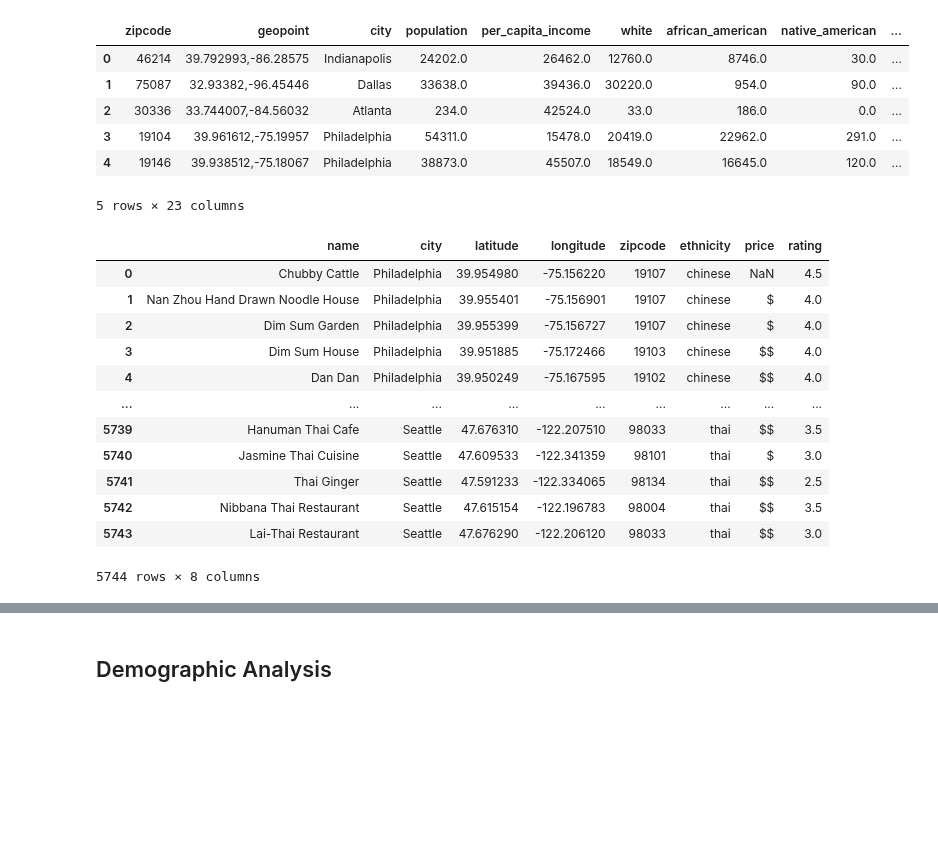
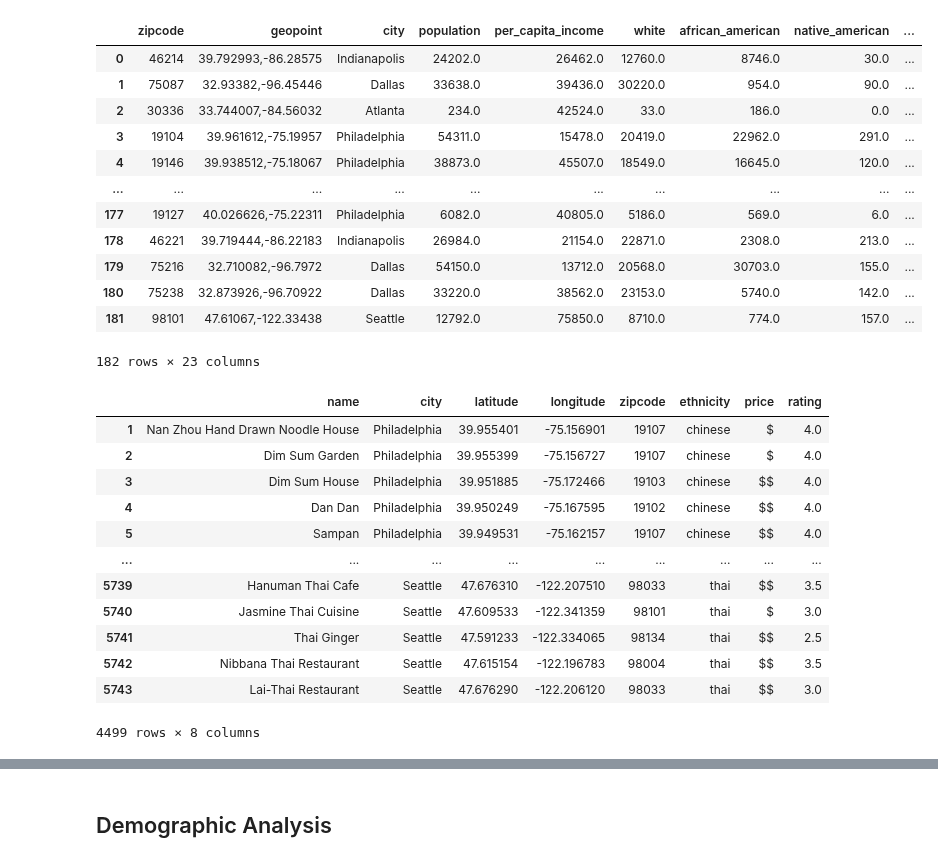
Before and after one commit to DPintacasi/teamcobra_project1, a Jupyter notebook: Scripts/final_analysis.ipynb, the cells around one changed output, grey strips where cells are left out. Saved outputs shown, nothing was run; the diff lists cells and outputs as text; code cells hidden in the pictures; blank space fills up the shorter version.

```diff
--- a/Scripts/final_analysis.ipynb
+++ b/Scripts/final_analysis.ipynb
@@ -11,42 +11,49 @@ gmaps.configure(g_key)
 # %%
 data = pd.read_csv("../Output/Data/census_data.csv")
 byzipcode = data.copy()
 races = byzipcode.columns[4:]
 for race in races:
     byzipcode[f'{race}%'] = byzipcode[race]/byzipcode['population']
 
 lat_log = pd.read_csv('../Resources/us-zip-code-latitude-and-longitude.csv', sep = ';')
 lat_log = lat_log[['Zip','geopoint']]
 
 byzipcode = pd.merge(lat_log,byzipcode, how = 'right', right_on = 'zipcode', left_on = 'Zip')
 byzipcode.drop(columns= 'zipcode', inplace = True)
 byzipcode.rename(columns = {'Zip':'zipcode'},inplace = True)
-byzipcode.head()
+byzipcode
 # %% [output]
 |  | zipcode | geopoint | city | population | per_capita_income | white | african_american | native_american | ... |
 | 0 | 46214 | 39.792993,-86.28575 | Indianapolis | 24202.0 | 26462.0 | 12760.0 | 8746.0 | 30.0 | ... |
 | 1 | 75087 | 32.93382,-96.45446 | Dallas | 33638.0 | 39436.0 | 30220.0 | 954.0 | 90.0 | ... |
 | 2 | 30336 | 33.744007,-84.56032 | Atlanta | 234.0 | 42524.0 | 33.0 | 186.0 | 0.0 | ... |
 | 3 | 19104 | 39.961612,-75.19957 | Philadelphia | 54311.0 | 15478.0 | 20419.0 | 22962.0 | 291.0 | ... |
 | 4 | 19146 | 39.938512,-75.18067 | Philadelphia | 38873.0 | 45507.0 | 18549.0 | 16645.0 | 120.0 | ... |
+| ... | ... | ... | ... | ... | ... | ... | ... | ... | ... |
+| 177 | 19127 | 40.026626,-75.22311 | Philadelphia | 6082.0 | 40805.0 | 5186.0 | 569.0 | 6.0 | ... |
+| 178 | 46221 | 39.719444,-86.22183 | Indianapolis | 26984.0 | 21154.0 | 22871.0 | 2308.0 | 213.0 | ... |
+| 179 | 75216 | 32.710082,-96.7972 | Dallas | 54150.0 | 13712.0 | 20568.0 | 30703.0 | 155.0 | ... |
+| 180 | 75238 | 32.873926,-96.70922 | Dallas | 33220.0 | 38562.0 | 23153.0 | 5740.0 | 142.0 | ... |
+| 181 | 98101 | 47.61067,-122.33438 | Seattle | 12792.0 | 75850.0 | 8710.0 | 774.0 | 157.0 | ... |
-5 rows × 23 columns
+182 rows × 23 columns
 # %%
 yelp_df = pd.read_csv("../Output/Data/yelp_data.csv")
+yelp_df.dropna(inplace = True)
 yelp_df
 # %% [output]
 |  | name | city | latitude | longitude | zipcode | ethnicity | price | rating |
-| 0 | Chubby Cattle | Philadelphia | 39.954980 | -75.156220 | 19107 | chinese | NaN | 4.5 |
 | 1 | Nan Zhou Hand Drawn Noodle House | Philadelphia | 39.955401 | -75.156901 | 19107 | chinese | $ | 4.0 |
 | 2 | Dim Sum Garden | Philadelphia | 39.955399 | -75.156727 | 19107 | chinese | $ | 4.0 |
 | 3 | Dim Sum House | Philadelphia | 39.951885 | -75.172466 | 19103 | chinese | $$ | 4.0 |
 | 4 | Dan Dan | Philadelphia | 39.950249 | -75.167595 | 19102 | chinese | $$ | 4.0 |
+| 5 | Sampan | Philadelphia | 39.949531 | -75.162157 | 19107 | chinese | $$ | 4.0 |
 | ... | ... | ... | ... | ... | ... | ... | ... | ... |
 | 5739 | Hanuman Thai Cafe | Seattle | 47.676310 | -122.207510 | 98033 | thai | $$ | 3.5 |
 | 5740 | Jasmine Thai Cuisine | Seattle | 47.609533 | -122.341359 | 98101 | thai | $ | 3.0 |
 | 5741 | Thai Ginger | Seattle | 47.591233 | -122.334065 | 98134 | thai | $$ | 2.5 |
 | 5742 | Nibbana Thai Restaurant | Seattle | 47.615154 | -122.196783 | 98004 | thai | $$ | 3.5 |
 | 5743 | Lai-Thai Restaurant | Seattle | 47.676290 | -122.206120 | 98033 | thai | $$ | 3.0 |
-5744 rows × 8 columns
+4499 rows × 8 columns
 # %%
 df = pd.merge(yelp_df,byzipcode, how = 'left',on = 'zipcode')
 df.head()
```
Also changed, not shown: parts of 29 cells of this notebook, 21 other files.
